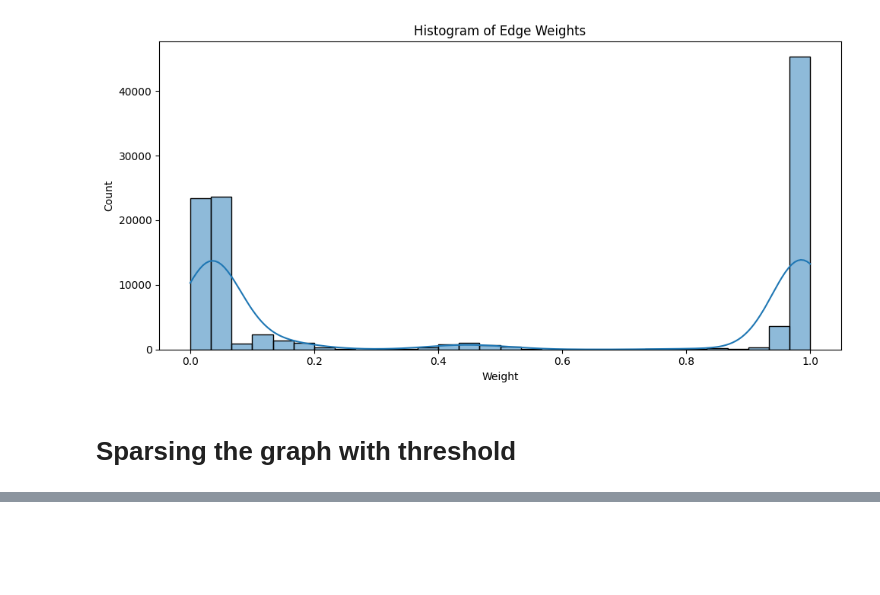
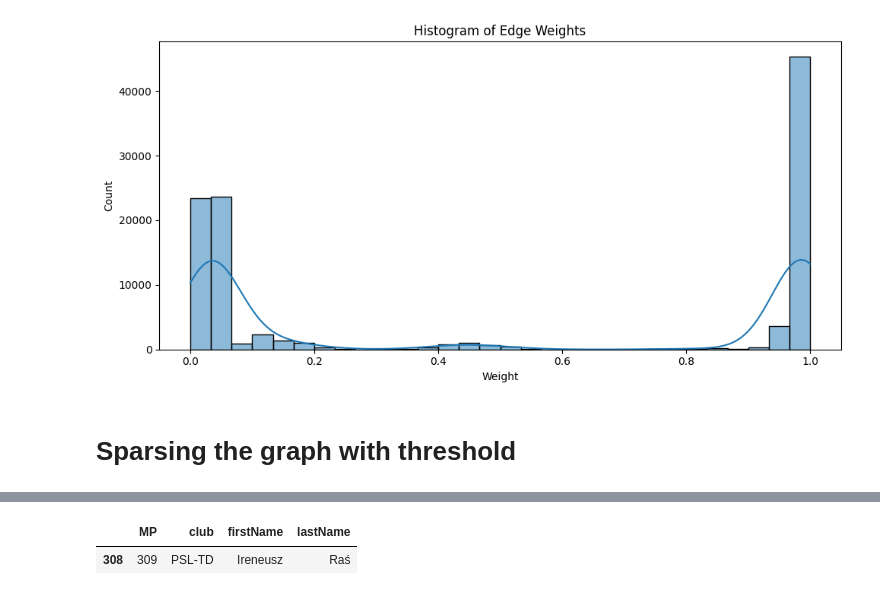
Before and after one commit to Voldziu/PolishGovernmentAnalysis, a Jupyter notebook: src/notebooks/eda.ipynb, the cells around one changed output, grey strips where cells are left out. Saved outputs shown, nothing was run; the diff lists cells and outputs as text; code cells hidden in the pictures; blank space fills up the shorter version.

```diff
--- a/src/notebooks/eda.ipynb
+++ b/src/notebooks/eda.ipynb
@@ -303,0 +332,5 @@ plot_graph_by_club(
+# %%
+df_members.loc[df_members["MP"] == 309]
+# %% [output]
+|  | MP | club | firstName | lastName |
+| 308 | 309 | PSL-TD | Ireneusz | Raś |
```
Also changed, not shown: parts of 5 cells of this notebook.
